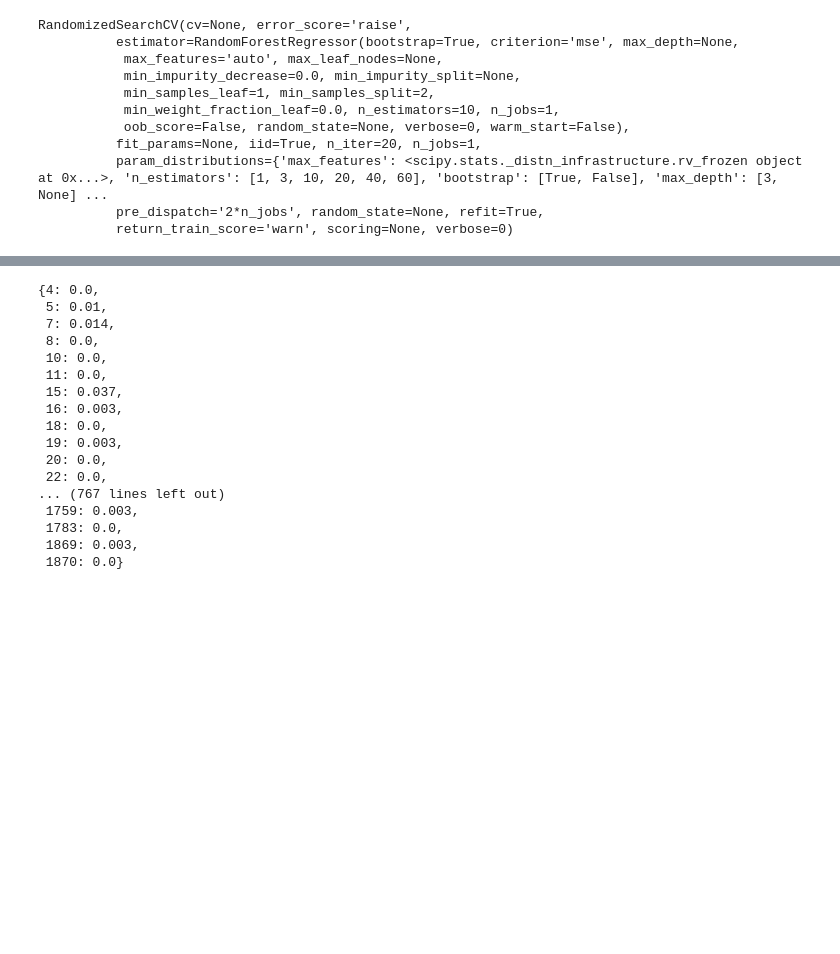
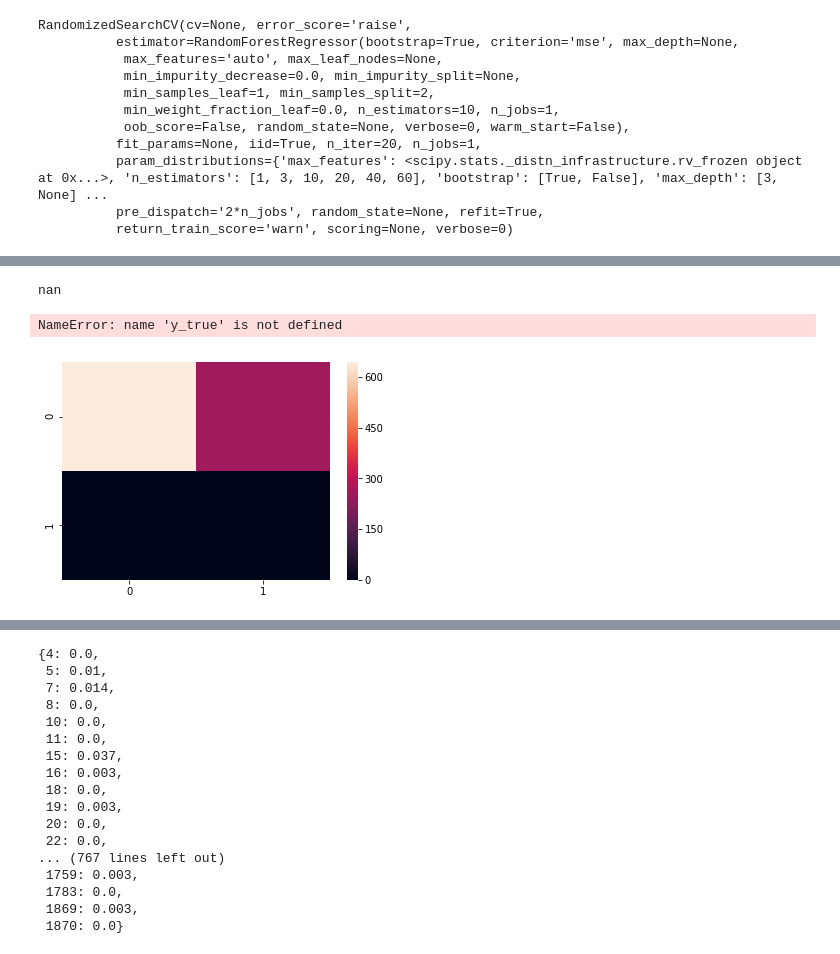
Before and after one commit to NCAR/intelliperf, a Jupyter notebook: exercise/data_handling/SimplificationOfOptimizationUsingRandomizedCV.ipynb, the cells around one changed output, grey strips where cells are left out. Cells and saved outputs as stored; diff of their text form; code cells hidden in the pictures; blank space fills up the shorter version.

```diff
--- a/exercise/data_handling/SimplificationOfOptimizationUsingRandomizedCV.ipynb
+++ b/exercise/data_handling/SimplificationOfOptimizationUsingRandomizedCV.ipynb
@@ -439,3 +444,10 @@ clubb_prediction_random = final_model_random.predict(clubb_prepared)
 
 final_mse = mean_squared_error(clubb_Labels, clubb_prediction_random)
 final_rmse = np.sqrt(final_mse)
+# %%
+from sklearn.metrics import confusion_matrix
+threshold = -0.2
+clb = np.where(clubb_prediction_random < threshold, -1,0)
+
+cnf = confusion_matrix(clubb_Labels, clb, labels = [-1,0])
+cnf
@@ -441,0 +479,16 @@ final_rmse = np.sqrt(final_mse)
+# %%
+from sklearn.metrics import average_precision_score
+average_precision = average_precision_score(clubb_Labels, clb)
+average_precision
+# %% [output]
+nan
+# %%
+from sklearn.metrics import recall_score
+recall_score(y_true, y_pred, average='macro')
+# %% [output]
+NameError: name 'y_true' is not defined
+# %%
+import seaborn as sns
+ax = sns.heatmap(cnf)
+# %% [output]
+[figure, added]
```
Also changed, not shown: parts of 18 cells of this notebook, 7 other files.
